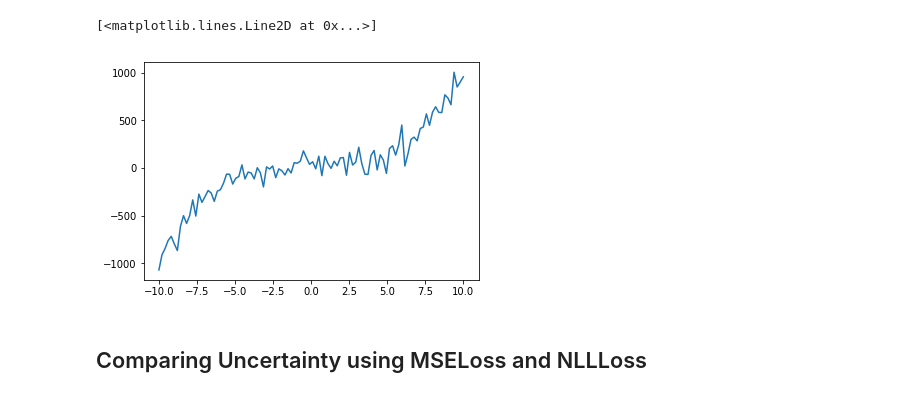
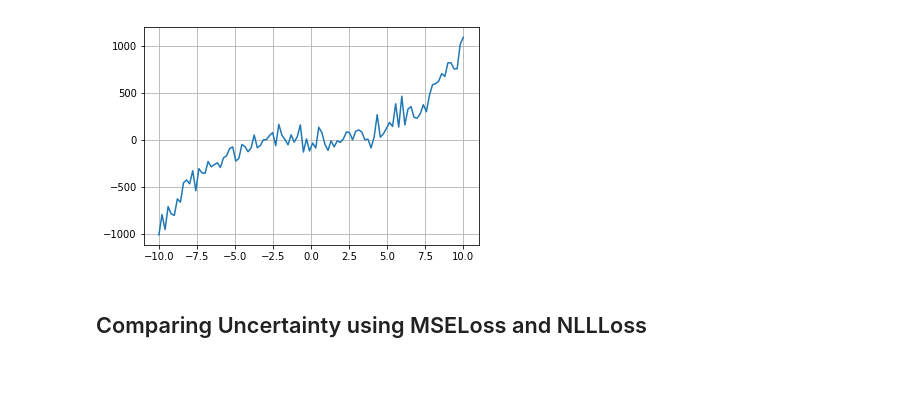
Before and after one commit to rsilveira79/bayesian_notebooks, a Jupyter notebook: uncertainty_notebooks/deep_ensemble_uncertainty_Pytorch.ipynb, the cells around one changed output. Drawn from its saved outputs; the diff is of its cells as text; code cells hidden in the pictures.

```diff
--- a/uncertainty_notebooks/deep_ensemble_uncertainty_Pytorch.ipynb
+++ b/uncertainty_notebooks/deep_ensemble_uncertainty_Pytorch.ipynb
@@ -11,13 +11,12 @@ import matplotlib.pyplot as plt
 # %%
 X = np.expand_dims(np.linspace(-10, 10, num=100, dtype=np.float32), -1)
 x = torch.from_numpy(X)
 noise = x.new_tensor(np.ones(x.size())).normal_(mean = 10, std = 80)
 y =  x**3 + noise
-#y = 30*np.cos(x) + noise
 plt.plot(x.data.numpy(), y.data.numpy())
+plt.grid()
 # %% [output]
-[<matplotlib.lines.Line2D at 0x...>]
-[figure, old version]
+[figure, new version]
 # %%
 class GaussianRegressorNLL(torch.nn.Module):
     def __init__(self, n_input, n_hidden, n_output, sizes, min_var = 1e-6):
```
Also changed, not shown: parts of 11 cells of this notebook, 1 other file.
